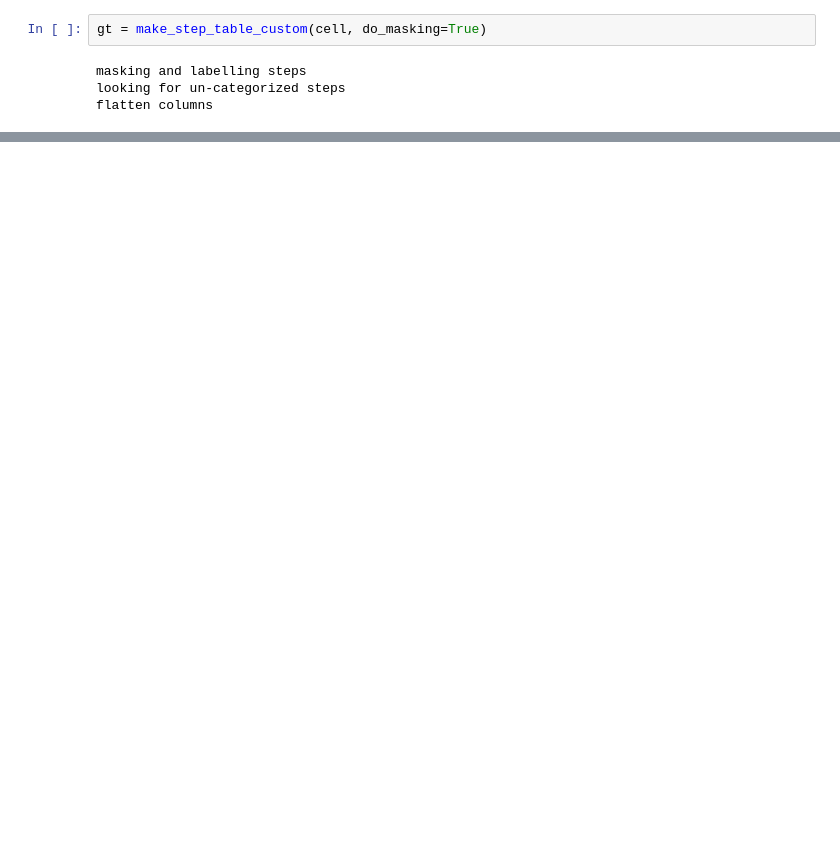
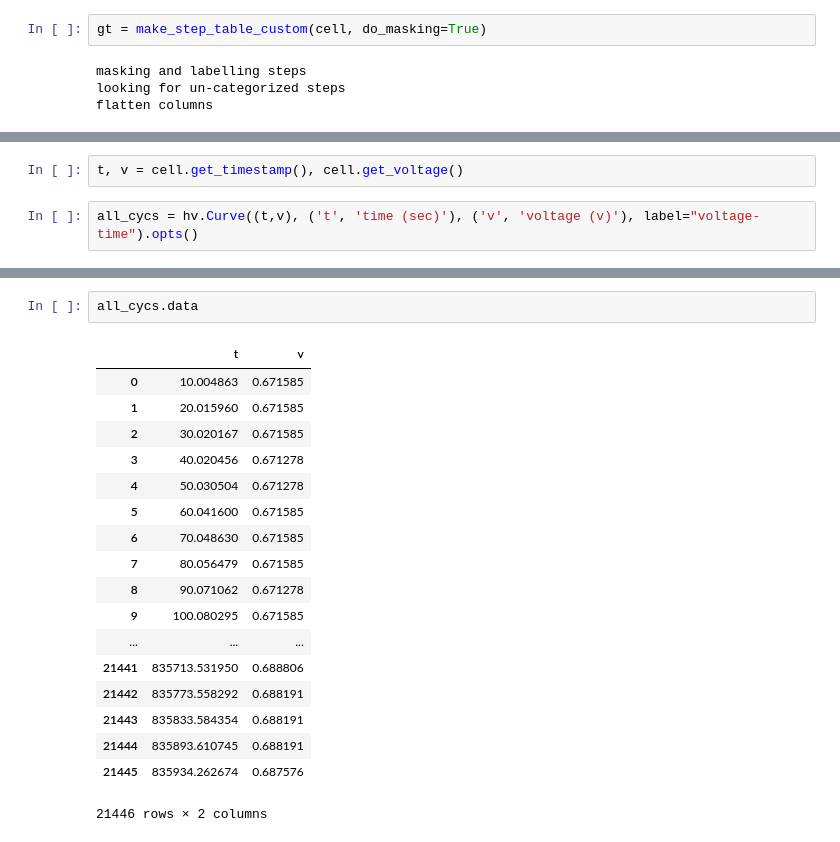
Before and after one commit to jepegit/cellpy, a Jupyter notebook: dev_utils/cellpy_GITT.ipynb, the cells around one changed output, grey strips where cells are left out. Drawn from its saved outputs; the diff is of its cells as text; blank space fills up the shorter version.

```diff
--- a/dev_utils/cellpy_GITT.ipynb
+++ b/dev_utils/cellpy_GITT.ipynb
@@ -493,0 +316,4 @@ d.load(cellpyname)
+# %%
+t, v = cell.get_timestamp(), cell.get_voltage()
+# %%
+all_cycs = hv.Curve((t,v), ('t', 'time (sec)'), ('v', 'voltage (v)'), label="voltage-time").opts()
@@ -565,0 +340,21 @@ p
+# %%
+all_cycs.data
+# %% [output]
+|  | t | v |
+| 0 | 10.004863 | 0.671585 |
+| 1 | 20.015960 | 0.671585 |
+| 2 | 30.020167 | 0.671585 |
+| 3 | 40.020456 | 0.671278 |
+| 4 | 50.030504 | 0.671278 |
+| 5 | 60.041600 | 0.671585 |
+| 6 | 70.048630 | 0.671585 |
+| 7 | 80.056479 | 0.671585 |
+| 8 | 90.071062 | 0.671278 |
+| 9 | 100.080295 | 0.671585 |
+| ... | ... | ... |
+| 21441 | 835713.531950 | 0.688806 |
+| 21442 | 835773.558292 | 0.688191 |
+| 21443 | 835833.584354 | 0.688191 |
+| 21444 | 835893.610745 | 0.688191 |
+| 21445 | 835934.262674 | 0.687576 |
+21446 rows × 2 columns
```
Also changed, not shown: parts of 29 cells of this notebook.
